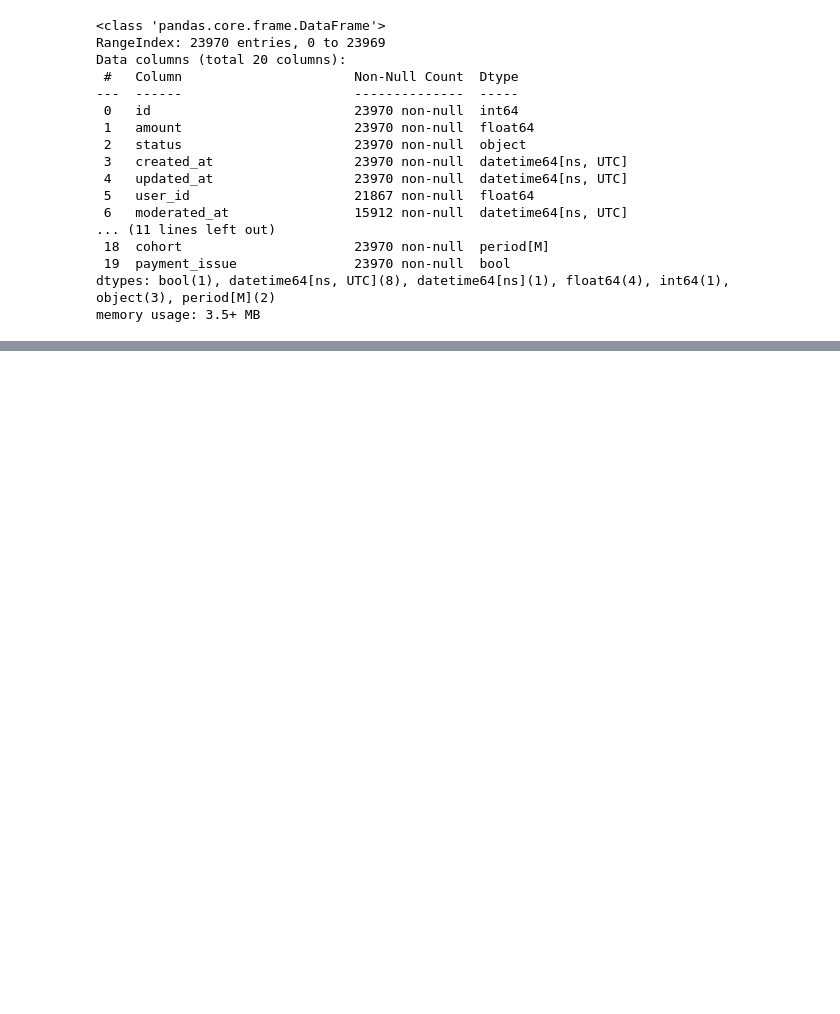
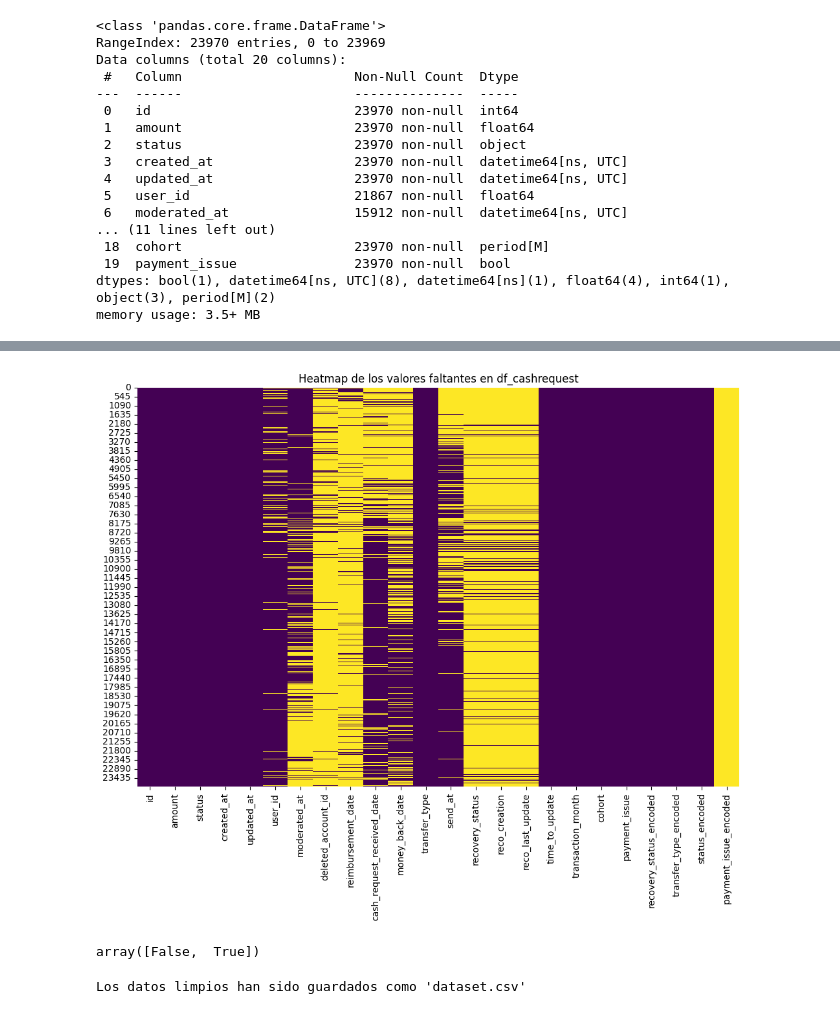
Before and after one commit to Julix4/UOC_proj2_cohortes, a Jupyter notebook: analisis/02-analisis-calidad-datos-cashrequest.ipynb, the cells around one changed output, grey strips where cells are left out. Drawn from its saved outputs; the diff is of its cells as text; code cells hidden in the pictures; blank space fills up the shorter version.

```diff
--- a/analisis/02-analisis-calidad-datos-cashrequest.ipynb
+++ b/analisis/02-analisis-calidad-datos-cashrequest.ipynb
@@ -626,0 +258,23 @@ Los datos limpios han sido guardados como 'dataset.csv'
+# %%
+# Convert 'cash_request_received_date' to UTC (timezone-aware)
+df_cashrequest['cash_request_received_date'] = df_cashrequest['cash_request_received_date'].dt.tz_localize('UTC')
+# %%
+# Heatmap de valores faltantes
+plt.figure(figsize=(12, 8))
+sns.heatmap(df_cashrequest.isnull(), cbar=False, cmap="viridis")
+plt.title("Heatmap de los valores faltantes en df_cashrequest")
+plt.show()
+# %% [output]
+[figure, added]
+# %%
+df_cashrequest['payment_issue'].unique()
+# %% [output]
+array([False,  True])
+# %%
+# Guardar 'cashrequest_new' como 'cashrequest_new.csv'
+cashrequest_new = df_cashrequest
+
+fees_new.to_csv('cashrequest_new.csv', index=False)
+print("Los datos limpios han sido guardados como 'cashrequest_new.csv'")
+# %% [output]
+Los datos limpios han sido guardados como 'dataset.csv'
```
Also changed, not shown: parts of 42 cells of this notebook, 7 other files.
